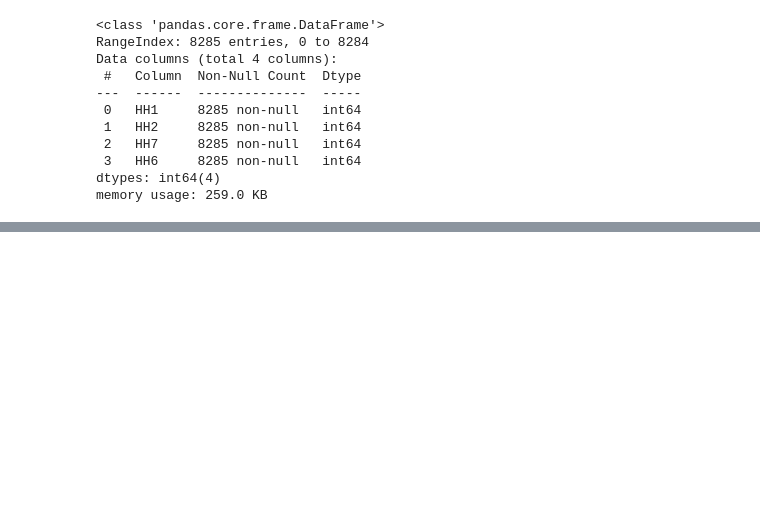
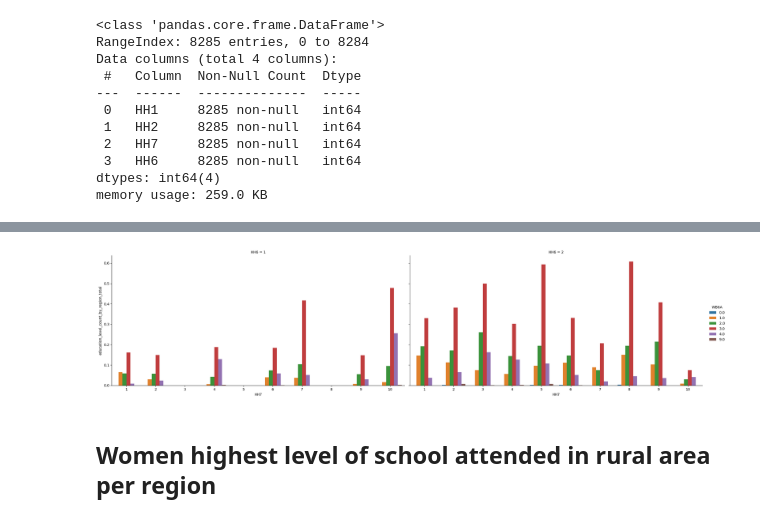
Before and after one commit to simeonachester/bos_data_competition_2023, a Jupyter notebook: MICS6_2023_Stats-Day-Competition/education_analysis/women_school_attendance.ipynb, the cells around one changed output, grey strips where cells are left out. Drawn from its saved outputs; the diff is of its cells as text; code cells hidden in the pictures; blank space fills up the shorter version.

Commit message:
graphs and tables on first draft

```diff
--- a/MICS6_2023_Stats-Day-Competition/education_analysis/women_school_attendance.ipynb
+++ b/MICS6_2023_Stats-Day-Competition/education_analysis/women_school_attendance.ipynb
@@ -65,0 +103,8 @@ get_region_and_area(2, 12)
+# %%
+highest_level_of_school_attended = w_extract[["HH7", "HH6", "WB6A"]]
+
+# remove na
+cleaned_highest_level_of_school_attended = highest_level_of_school_attended[highest_level_of_school_attended["WB6A"].notna(
+)]
+
+cleaned_highest_level_of_school_attended.info()
@@ -65,0 +122,7 @@ get_region_and_area(2, 12)
+# %%
+respondents_per_region = cleaned_highest_level_of_school_attended[["HH7", "WB6A"]].groupby(
+    by="HH7").count()
+respondents_per_region.rename(
+    columns={"WB6A": "education_level_count"}, inplace=True)
+respondents_per_region.reset_index(inplace=True)
+respondents_per_region
@@ -65,0 +141,17 @@ get_region_and_area(2, 12)
+# %%
+# each education level in each region by percentage of total respondents in the region
+def get_region_total(region_number):
+    region_total = respondents_per_region[respondents_per_region["HH7"]
+                                          == region_number]["education_level_count"].values[0]
+    return region_total
+# %%
+df_graph_1 = cleaned_highest_level_of_school_attended.groupby(
+    by=["HH7", "HH6", "WB6A"])["WB6A"].count()
+
+# df_graph_1.reset_index(inplace=True)
+df_graph_1 = pd.Series.to_frame(df_graph_1)
+df_graph_1.rename(columns={"WB6A": "WB6A_count"}, inplace=True)
+df_graph_1.reset_index(inplace=True)
+df_graph_1["education_level_count_by_region_total"] = df_graph_1.apply(
+    lambda x: x["WB6A_count"]/get_region_total(x["HH7"]), axis=1)
+df_graph_1
@@ -65,0 +172,16 @@ get_region_and_area(2, 12)
+# %%
+bx = sns.catplot(
+    data=df_graph_1,
+    x="HH7",
+    y="education_level_count_by_region_total",
+    hue="WB6A",
+    col="HH6",
+    kind="bar",
+    height=6,
+    aspect=2,
+    errorbar=None
+)
+# %% [output]
+[figure, added]
+# %% [markdown]
+## Women highest level of school attended in rural area per region
```
Also changed, not shown: parts of 25 cells of this notebook, 10 other files.
